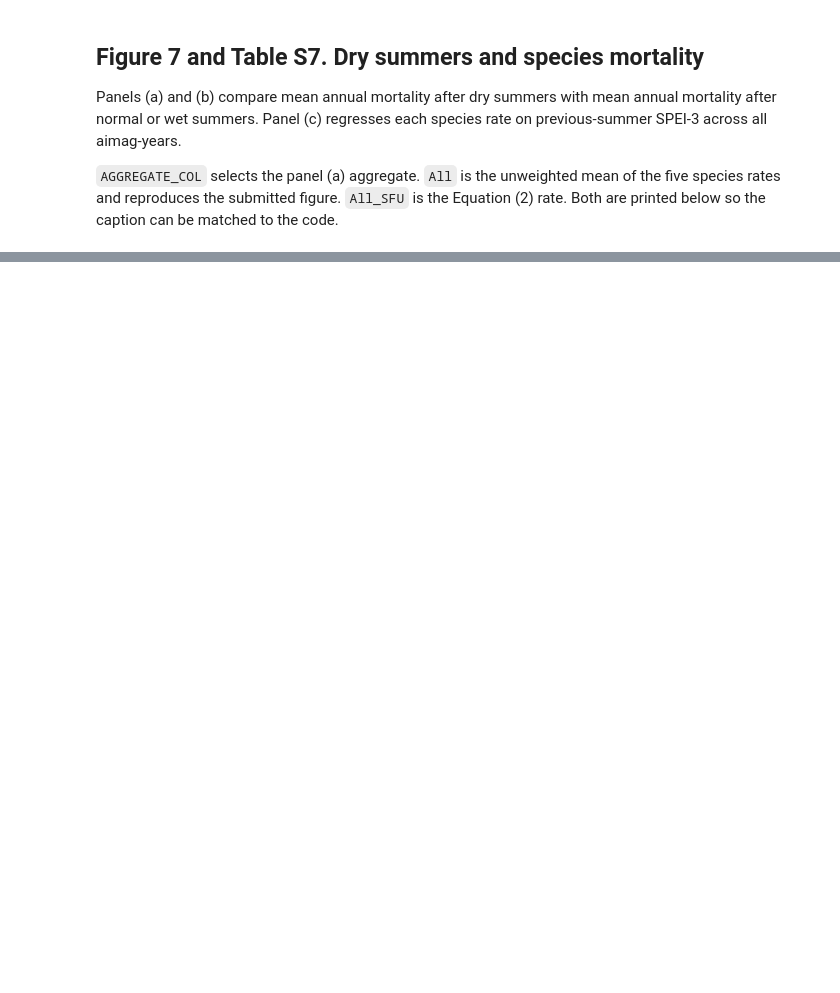
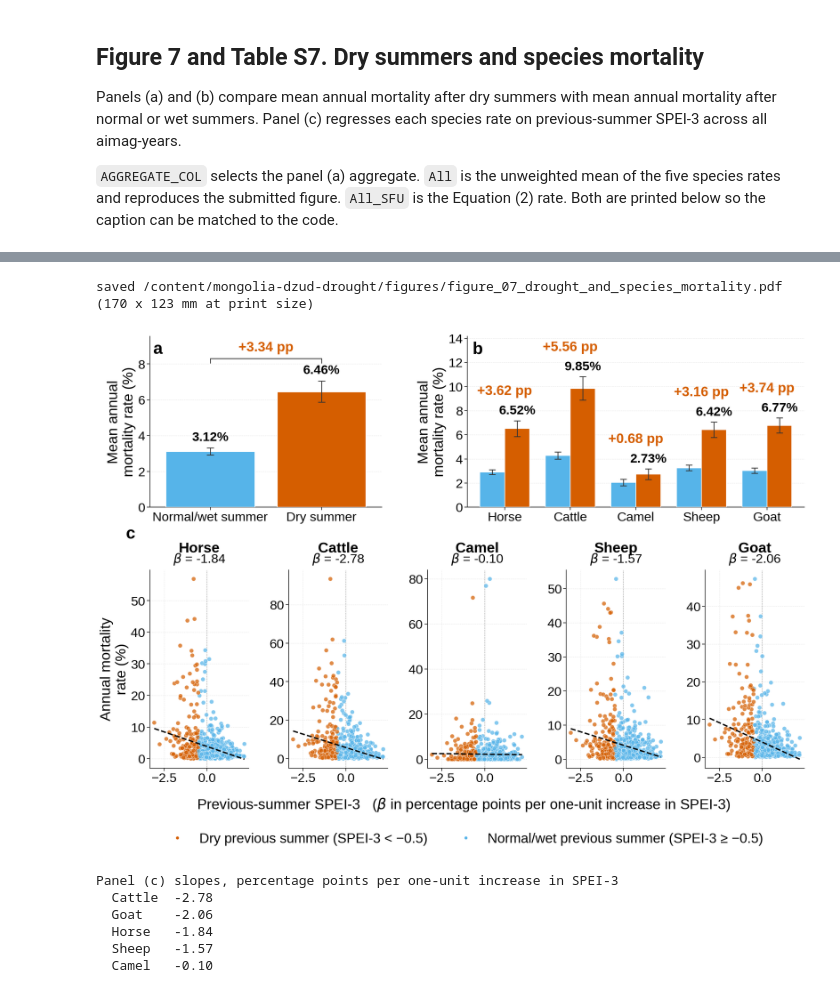
Before and after one commit to nominkhurelchuluun/mongolia-dzud-drought, a Jupyter notebook: notebooks/03_mortality_analysis.ipynb, the cells around one changed output, grey strips where cells are left out. Cells and saved outputs as stored; diff of their text form; code cells hidden in the pictures; blank space fills up the shorter version.

```diff
--- a/notebooks/03_mortality_analysis.ipynb
+++ b/notebooks/03_mortality_analysis.ipynb
@@ -331,8 +400,21 @@ print(f"Goat share of headcount "
 National annual series are formed by averaging the area-weighted aimag values, then
 correlated with the aimag-mean annual mortality rate in the following year.
 # %%
-seasonal_national = (spei_seasonal.groupby(["Year", "Season"], as_index=False)
-                     ["Seasonal_SPEI3"].mean())
+aimag_area = (pd.read_csv(dl.processed_path("spei3_cell_area_weights.csv"))
+              .groupby("Aimag", as_index=False)["weight"].sum()
+              .rename(columns={"weight": "Area"}))
+
+seasonal_national = (spei_seasonal.merge(aimag_area, on="Aimag", how="inner")
+                     .assign(wx=lambda d: d["Seasonal_SPEI3"] * d["Area"])
+                     .groupby(["Year", "Season"], as_index=False)
+                     .agg(num=("wx", "sum"), den=("Area", "sum"))
+                     .assign(Seasonal_SPEI3=lambda d: d["num"] / d["den"])
+                     .drop(columns=["num", "den"]))
+
+check = (seasonal_national[seasonal_national["Season"].eq("JJA")]
+         .merge(dl.load_spei("national_jja"), on="Year"))
+print("JJA seasonal series vs the Figure 5 national series: "
+      f"max difference {abs(check['Seasonal_SPEI3'] - check['JJA_Mean_SPEI3']).max():.4f}")
 
 annual_mortality = national_mortality[["Year", "All_pct"]].copy()
 
@@ -450,5 +554,6 @@ print(table_s7.sort_values("Sensitivity_rank")
 # %%
 FIG7_SCALE = 3.0
+DECIMALS = 2
 
 with mpl.rc_context({"font.size": 8 * FIG7_SCALE,
                      "axes.labelsize": 9 * FIG7_SCALE,
@@ -472,7 +577,8 @@ with mpl.rc_context({"font.size": 8 * FIG7_SCALE,
 
     aggregate_means = [aggregate_normal.mean(), aggregate_dry.mean()]
     aggregate_errors = [aggregate_normal.sem(), aggregate_dry.sem()]
-    aggregate_difference = aggregate_means[1] - aggregate_means[0]
+    aggregate_difference = (round(aggregate_means[1], DECIMALS)
+                            - round(aggregate_means[0], DECIMALS))
 
     bars = ax_a.bar([0, 1], aggregate_means, yerr=aggregate_errors,
                     color=[dl.NORMAL_COLOR, dl.DRY_COLOR], edgecolor="white",
@@ -486,14 +592,14 @@ with mpl.rc_context({"font.size": 8 * FIG7_SCALE,
 
     for bar, mean, error in zip(bars, aggregate_means, aggregate_errors):
         ax_a.text(bar.get_x() + bar.get_width() / 2, mean + error + padding,
-                  f"{mean:.1f}%", ha="center", va="bottom",
+                  f"{mean:.{DECIMALS}f}%", ha="center", va="bottom",
                   fontsize=8 * FIG7_SCALE, fontweight="bold")
 
     bracket_y = aggregate_top + padding * 5
     ax_a.plot([0, 0, 1, 1],
               [bracket_y - padding, bracket_y, bracket_y, bracket_y - padding],
               color="#333333", linewidth=0.5 * FIG7_SCALE, clip_on=False)
-    ax_a.text(0.5, bracket_y + padding, f"{aggregate_difference:+.1f} pp",
+    ax_a.text(0.5, bracket_y + padding, f"{aggregate_difference:+.{DECIMALS}f} pp",
               ha="center", va="bottom", fontsize=8.5 * FIG7_SCALE,
               fontweight="bold", color=dl.DRY_COLOR)
 
@@ -531,12 +637,14 @@ with mpl.rc_context({"font.size": 8 * FIG7_SCALE,
         row = ordered.loc[column]
         ax_b.text(positions[index] + bar_width / 2,
                   row["Dry_mean"] + row["Dry_se"] + species_padding,
-                  f"{row['Dry_mean']:.1f}%", ha="center", va="bottom",
+                  f"{row['Dry_mean']:.{DECIMALS}f}%", ha="center", va="bottom",
                   fontsize=8 * FIG7_SCALE, fontweight="bold")
         pair_top = max(row["Normal_mean"] + row["Normal_se"],
                        row["Dry_mean"] + row["Dry_se"])
+        shown_difference = (round(row["Dry_mean"], DECIMALS)
+                            - round(row["Normal_mean"], DECIMALS))
         ax_b.text(positions[index], pair_top + species_gap + species_padding * 2.2,
-                  f"{row['Difference_pp']:+.1f} pp", ha="center", va="bottom",
+                  f"{shown_difference:+.{DECIMALS}f} pp", ha="center", va="bottom",
                   fontsize=8.5 * FIG7_SCALE, color=dl.DRY_COLOR, fontweight="bold")
 
     ax_b.set_ylabel("Mean annual\nmortality rate (%)",
@@ -569,7 +677,7 @@ with mpl.rc_context({"font.size": 8 * FIG7_SCALE,
 
         axis.set_title(dl.SPECIES_LABELS[column], fontsize=9 * FIG7_SCALE,
                        fontweight="bold", pad=11 * FIG7_SCALE)
-        axis.text(0.5, 1.02, rf"$\beta$ = {slope:.2f} pp per SPEI unit",
+        axis.text(0.5, 1.02, rf"$\beta$ = {slope:.2f}",
                   transform=axis.transAxes, fontsize=8 * FIG7_SCALE,
                   ha="center", va="bottom")
 
@@ -582,35 +690,45 @@ with mpl.rc_context({"font.size": 8 * FIG7_SCALE,
     for axis in [ax_a, ax_b] + scatter_axes:
         axis.grid(linestyle="--", linewidth=0.25 * FIG7_SCALE, alpha=0.28, zorder=0)
         axis.set_axisbelow(True)
         axis.spines[["top", "right"]].set_visible(False)
         axis.tick_params(axis="both", labelsize=8 * FIG7_SCALE,
                          width=0.35 * FIG7_SCALE, length=1.8 * FIG7_SCALE, pad=3)
     for axis in (ax_a, ax_b):
         axis.grid(axis="x", visible=False)
 
-    fig.text(0.5, 0.105, "Previous-summer SPEI-3", ha="center", va="center",
-             fontsize=9 * FIG7_SCALE)
+    fig.text(0.5, 0.105, "Previous-summer SPEI-3   "
+             r"($\beta$ in percentage points per one-unit increase in SPEI-3)",
+             ha="center", va="center", fontsize=9 * FIG7_SCALE)
 
     legend_handles = [
         Line2D([0], [0], marker="o", linestyle="none", markerfacecolor=dl.DRY_COLOR,
                markeredgecolor="white", markersize=2.2 * FIG7_SCALE,
                label="Dry previous summer (SPEI-3 < \u22120.5)"),
         Line2D([0], [0], marker="o", linestyle="none", markerfacecolor=dl.NORMAL_COLOR,
                markeredgecolor="white", markersize=2.2 * FIG7_SCALE,
                label="Normal/wet previous summer (SPEI-3 \u2265 \u22120.5)"),
     ]
     fig.legend(handles=legend_handles, loc="lower center", bbox_to_anchor=(0.5, 0.010),
                ncol=2, fontsize=8.5 * FIG7_SCALE, frameon=False,
                columnspacing=1.8, handletextpad=0.6)
 
     fig.subplots_adjust(top=0.94, bottom=0.17, left=0.095, right=0.94)
 
 dl.save_figure(fig, "figure_07_drought_and_species_mortality", scale=FIG7_SCALE)
 plt.show()
 
 print("Panel (c) slopes, percentage points per one-unit increase in SPEI-3")
 for column, slope in sorted(slopes.items(), key=lambda item: item[1]):
     print(f"  {dl.SPECIES_LABELS[column]:7s} {slope:+.2f}")
+# %% [output]
+saved /content/mongolia-dzud-drought/figures/figure_07_drought_and_species_mortality.pdf  (170 x 123 mm at print size)
+[figure, added]
+Panel (c) slopes, percentage points per one-unit increase in SPEI-3
+  Cattle  -2.78
+  Goat    -2.06
+  Horse   -1.84
+  Sheep   -1.57
+  Camel   -0.10
 # %%
 print("Largest annual loss years")
 losses = losses_annual.set_index("Year")
```
Also changed, not shown: parts of 10 cells of this notebook, 4 other files.
